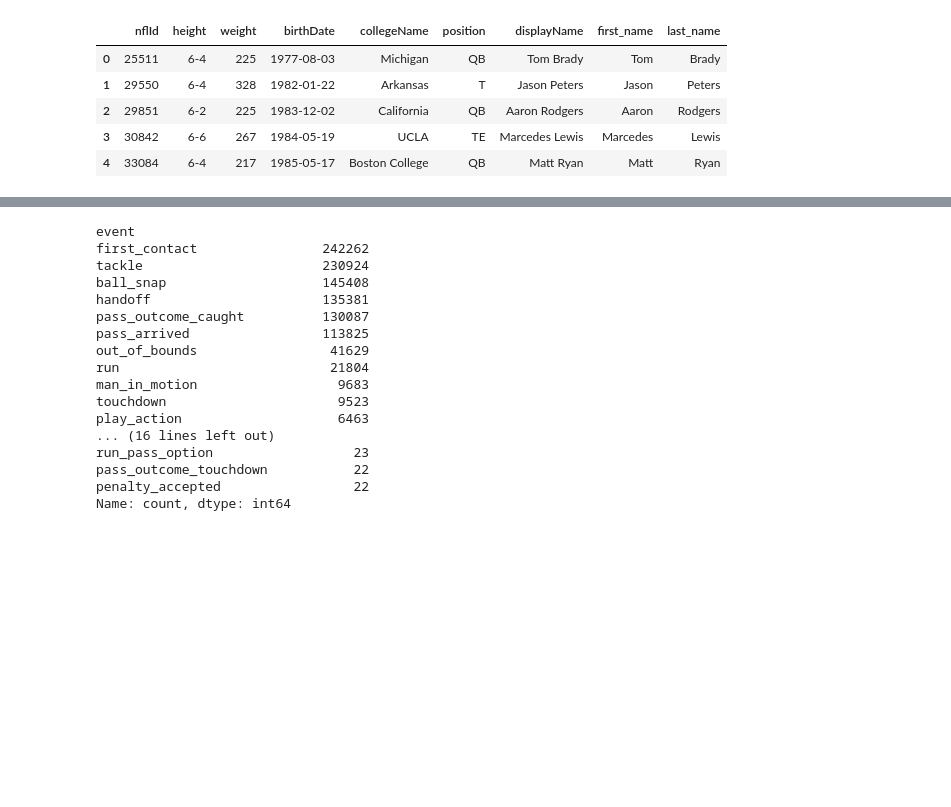
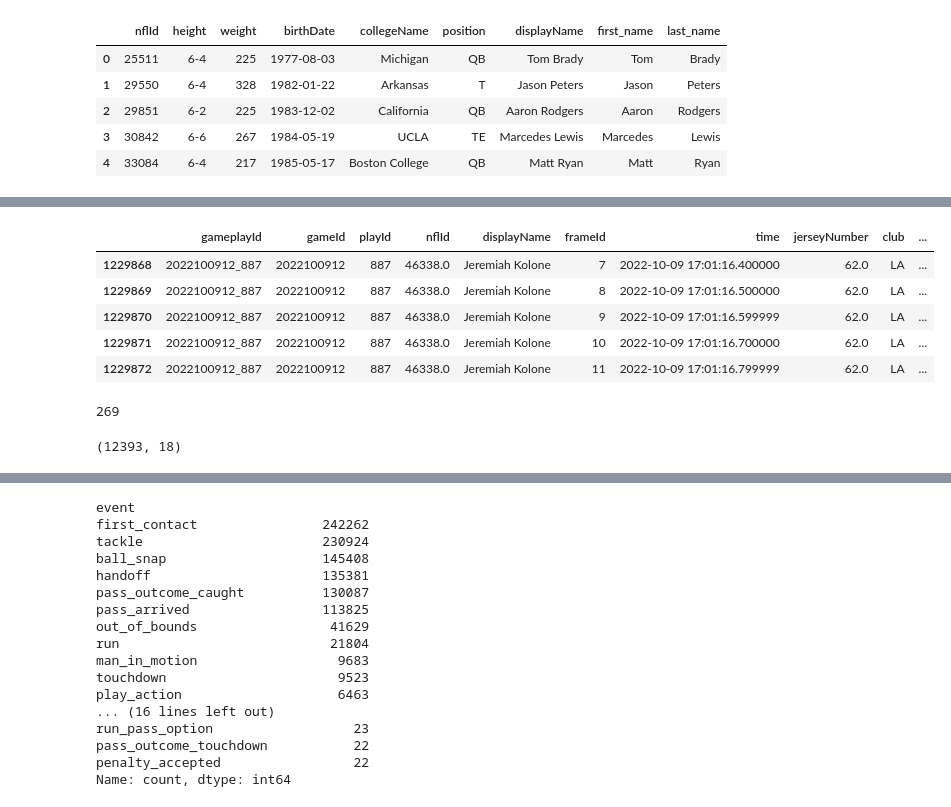
Before and after one commit to am-cook/bdb2024, a Jupyter notebook: injury_work.ipynb, the cells around one changed output, grey strips where cells are left out. Drawn from its saved outputs; the diff is of its cells as text; code cells hidden in the pictures; blank space fills up the shorter version.

Commit message:
linked injury descriptions to nflids

```diff
--- a/injury_work.ipynb
+++ b/injury_work.ipynb
@@ -385,0 +448,2 @@ injured_players_nflIds =
+# %%
+gp_rep_dict = dict(zip(no_single_match_gameplays, [manual_replacements['nflId'].loc[manual_replacements['displayName'] == player].reset_index(drop = True)[0] for player in man_replacement_players]))
@@ -385,0 +459,3 @@ injured_players_nflIds =
+# %%
+for gp, nflid in gp_rep_dict.items():
+    injury_matched_nflIds_dict[gp] = nflid
@@ -385,0 +478,14 @@ injured_players_nflIds =
+# %%
+inj_player_involved_inds = []
+gps_inj_tacklers = []
+nflids_inj_tacklers = []
+for gp, nflid in injury_matched_nflIds_dict.items():
+    try:
+        # double check that using index[0] is the correct approach here:
+        inj_player_involved_inds.append(tackles.loc[(tackles['gameplayId'] == gp) & (tackles['nflId'] == nflid)].index)
+        gps_inj_tacklers.append(gp)
+        nflids_inj_tacklers.append(nflid)
+    except IndexError as e:
+        continue
+
+inj_gp_nflid_dict = dict(zip(gps_inj_tacklers, nflids_inj_tacklers))
@@ -385,0 +548,24 @@ injured_players_nflIds =
+# %%
+inj_players_tracking_inds = []
+for gp, nflid in inj_gp_nflid_dict.items():
+    inj_players_tracking_inds += list(tracking_df.loc[(tracking_df['gameplayId'] == gp) & (tracking_df['nflId'] == nflid)].index)
+#  for gp, nflid in inj_gp_nflid_dict.items()]
+inj_players_tracking_df = tracking_df.iloc[inj_players_tracking_inds, :]
+# %%
+inj_players_tracking_df.head()
+# %% [output]
+|  | gameplayId | gameId | playId | nflId | displayName | frameId | time | jerseyNumber | club | ... |
+| 1229868 | 2022100912_887 | 2022100912 | 887 | 46338.0 | Jeremiah Kolone | 7 | 2022-10-09 17:01:16.400000 | 62.0 | LA | ... |
+| 1229869 | 2022100912_887 | 2022100912 | 887 | 46338.0 | Jeremiah Kolone | 8 | 2022-10-09 17:01:16.500000 | 62.0 | LA | ... |
+| 1229870 | 2022100912_887 | 2022100912 | 887 | 46338.0 | Jeremiah Kolone | 9 | 2022-10-09 17:01:16.599999 | 62.0 | LA | ... |
+| 1229871 | 2022100912_887 | 2022100912 | 887 | 46338.0 | Jeremiah Kolone | 10 | 2022-10-09 17:01:16.700000 | 62.0 | LA | ... |
+| 1229872 | 2022100912_887 | 2022100912 | 887 | 46338.0 | Jeremiah Kolone | 11 | 2022-10-09 17:01:16.799999 | 62.0 | LA | ... |
+# %%
+# shouldn't this be 88 or am i dumb
+print(inj_players_tracking_df['gameplayId'].nunique())
+# %% [output]
+269
+# %%
+print(inj_players_tracking_df.shape)
+# %% [output]
+(12393, 18)
```
Also changed, not shown: parts of 45 cells of this notebook.
